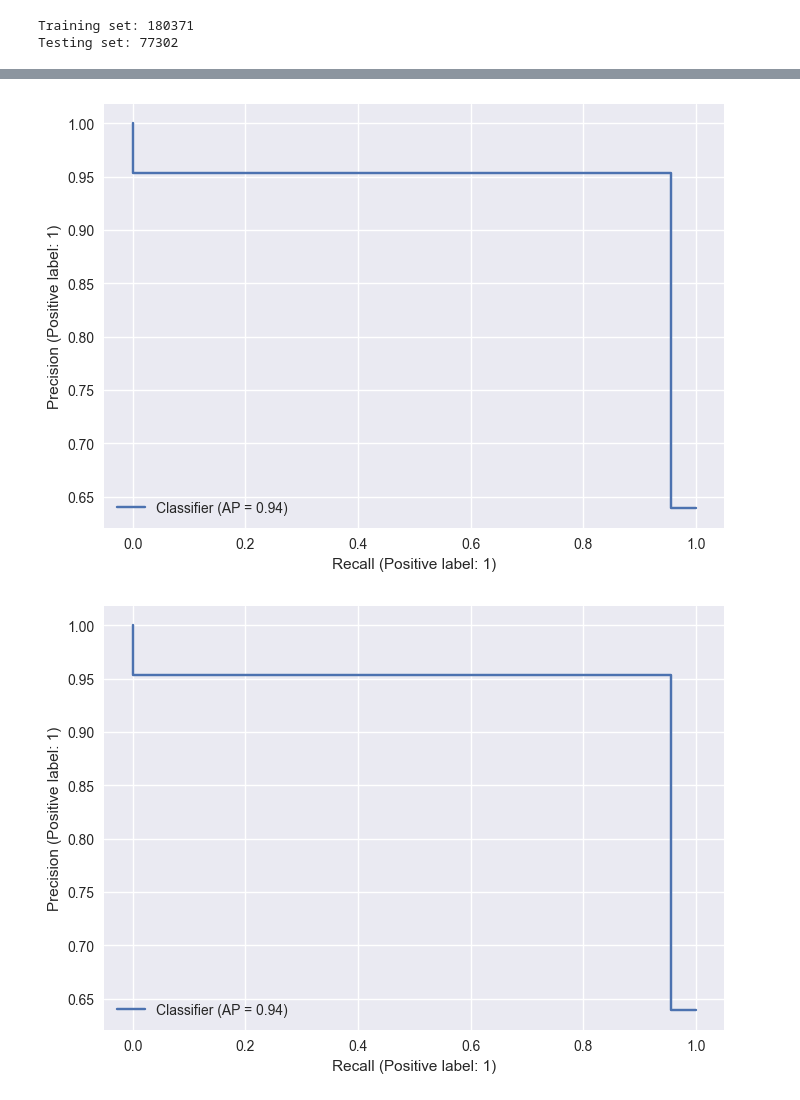
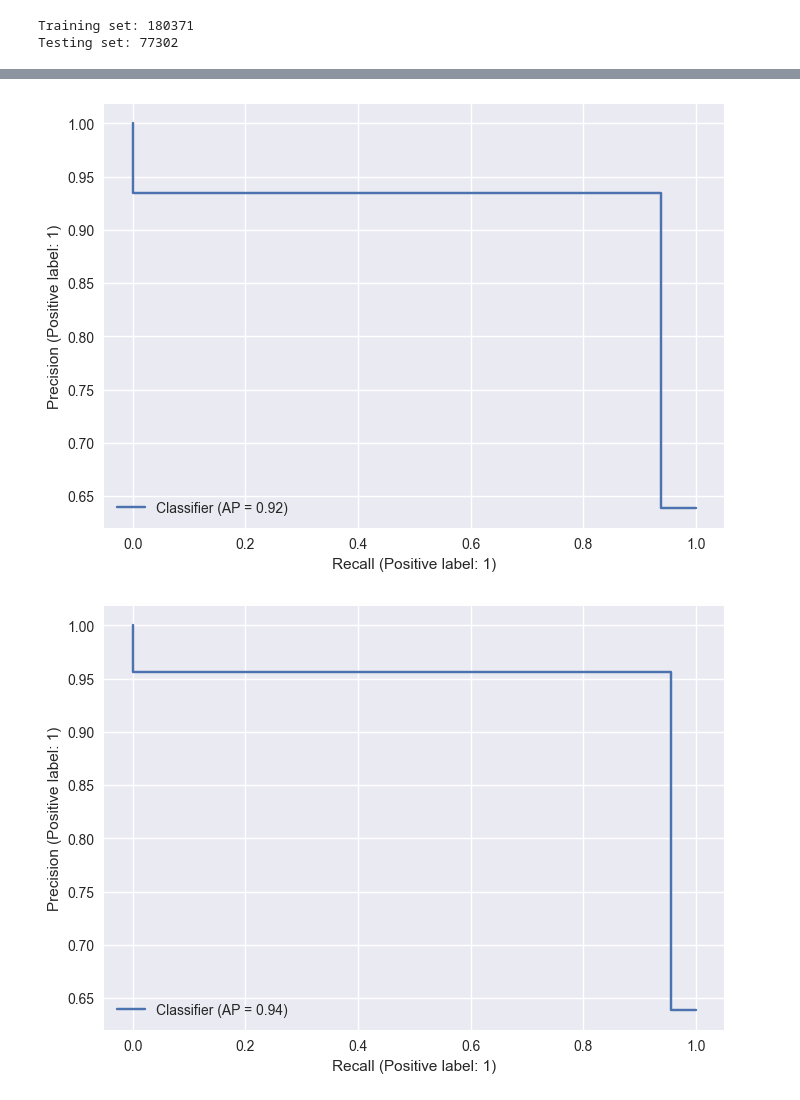
Before and after one commit to eugeneleo06/Project, a Jupyter notebook: project.ipynb, the cells around one changed output, grey strips where cells are left out. Drawn from its saved outputs; the diff is of its cells as text; code cells hidden in the pictures.

```diff
--- a/project.ipynb
+++ b/project.ipynb
@@ -163,7 +164,7 @@ data.head()
 x = data.drop('label', axis=1)
 y = data['label']
 
-kbest = sklearn.feature_selection.SelectKBest(score_func=sklearn.feature_selection.chi2, k=33) # k values can be determined with grid search / RFE
+kbest = sklearn.feature_selection.SelectKBest(score_func=sklearn.feature_selection.chi2, k=34)
 kbest.fit(x, y)
 
 X_kbest = kbest.transform(x)
@@ -204,16 +205,33 @@ Testing set: 77302
 # %%
 models = {}
 
-estimators = [
-    ('knn', sklearn.neighbors.KNeighborsClassifier(n_neighbors=5)),
-    ('dt', sklearn.tree.DecisionTreeClassifier()),
-    # ('svm', sklearn.svm.SVC(probability=False))
-]
-models['Stacking'] = sklearn.ensemble.StackingClassifier(estimators=estimators, final_estimator=sklearn.linear_model.LogisticRegression()) #Stacking
+knn = sklearn.neighbors.KNeighborsClassifier(n_neighbors=5)
+dt = sklearn.tree.DecisionTreeClassifier()
+lr = sklearn.linear_model.LogisticRegression()
+
+models['Bagged KNN'] = sklearn.ensemble.BaggingClassifier(knn, n_estimators=10) # Bagging
 models['Random Forest'] = sklearn.ensemble.RandomForestClassifier() # Bagging
 models['AdaBoost'] = sklearn.ensemble.AdaBoostClassifier() # Boosting
+models['XGBoost'] = xgb.XGBClassifier(objective="binary:logistic", eval_metric="auc") # Boosting
 
-train_score, accuracy, precision, recall, training_time, y_pred = {}, {}, {}, {}, {}, {}
+estimators = [
+    ('knn', knn),
+    ('dt', dt),
+    ('nb', lr)
+]
+
+estimators_2 = [
+    ('bknn', models['Bagged KNN']),
+    ('rf', models['Random Forest']),
+    ('ab', models['AdaBoost']),
+    ('xgb', models['XGBoost'])
+]
+
+models['Stacking'] = sklearn.ensemble.StackingClassifier(estimators=estimators, final_estimator=sklearn.linear_model.LogisticRegression()) # Stacking
+models['Multi Ensemble'] = sklearn.ensemble.StackingClassifier(estimators=estimators_2, final_estimator=sklearn.linear_model.LogisticRegression()) # Stacking
+
+
+train_score, accuracy, precision, recall, training_time, y_pred, f1 = {}, {}, {}, {}, {}, {}, {}
 for key in models.keys():
     start_time = time.time()
     models[key].fit(x_train, y_train)
@@ -225,4 +243,6 @@ for key in models.keys():
     accuracy[key] = models[key].score(x_test, y_test)
     precision[key] = sklearn.metrics.precision_score(y_test, y_pred[key])
     recall[key] = sklearn.metrics.recall_score(y_test, y_pred[key])
+    f1[key] = sklearn.metrics.f1_score(y_test,y_pred[key], average='binary', pos_label=1)
+    print(key, "done")
 # %%
@@ -249,7 +276,7 @@ for key in models.keys():
 # %%
 # PRECISION RECALL
 for key in models.keys():
-    display = sklearn.metrics.PrecisionRecallDisplay.from_predictions(y_test, y_pred['Random Forest'])
+    display = sklearn.metrics.PrecisionRecallDisplay.from_predictions(y_test, y_pred[key])
 # %% [output]
-[figure, old version]
+[figure, new version]
 [figure]
```
Also changed, not shown: parts of 6 cells of this notebook.
